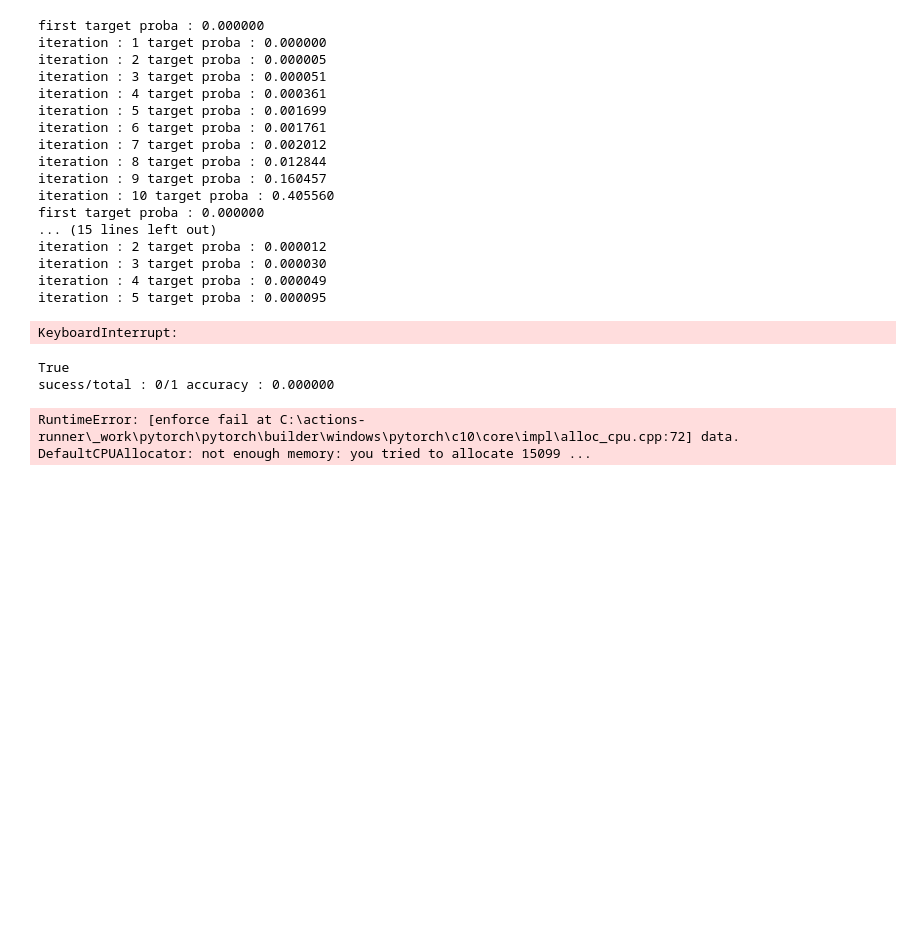
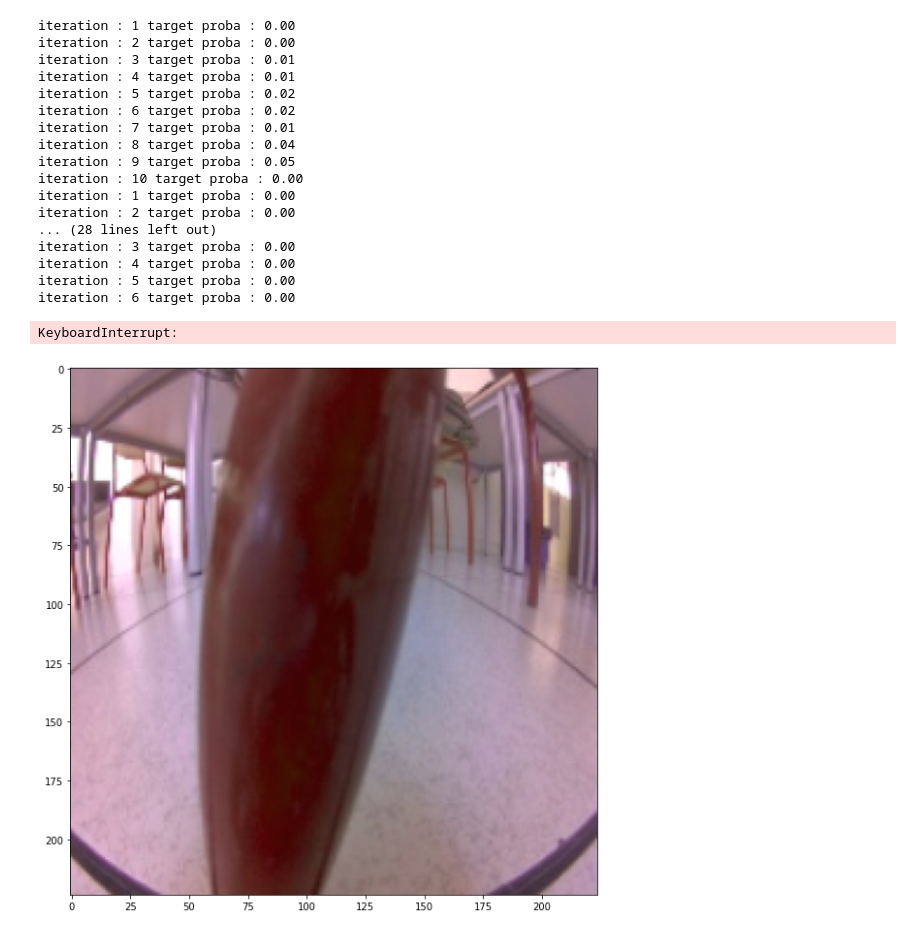
Before and after one commit to AlexisMotet/Attacking_JetBot, a Jupyter notebook: new_generate_adversarial_patch.ipynb, the cells around one changed output. Cells and saved outputs as stored; diff of their text form; code cells hidden in the pictures; blank space fills up the shorter version.

```diff
--- a/new_generate_adversarial_patch.ipynb
+++ b/new_generate_adversarial_patch.ipynb
@@ -10,54 +10,32 @@ path_dataset = 'C:\\Users\\alexi\\PROJET_3A\\Projet Adversarial Patch\\Project A
 path_calibration = 'C:\\Users\\alexi\\PROJET_3A\\projet_3A\\calibration\\'
 path_distortion = 'C:\\Users\\alexi\\PROJET_3A\\projet_3A\\distortion\\distortion.so'
 path_printable_vals = 'C:\\Users\\alexi\\PROJET_3A\\projet_3A\\printability\\printable_vals.dat'
-# %%
-patch_trainer = new_patch.PatchTrainer(path_model, path_dataset, path_calibration, path_distortion,
-                                       path_printable_vals, lambda_tv=0.005, lambda_print=0.005,
-                                       n_classes=2, target_class=1, distort=True,
-                                       patch_relative_size=0.05, n_epochs=2)
-patch_trainer.train()
-patch_trainer.test()
-patch_trainer.save_patch("test.patch")
-
-"""
-patch_trainer = new_patch.PatchTrainer(path_model, path_dataset, path_calibration, path_printable_vals,
-                                       lambda_tv=0.005, lambda_print=0.005, n_classes=2, target_class=1,
-                                       distort=True, patch_relative_size=0.03, n_epochs=2)
-patch_trainer.train()
-patch_trainer.test()
-patch_trainer.save_patch("jetbot_mix_3%_distorsion.patch")
-
-
-patch_trainer = new_patch.PatchTrainer(path_model, path_dataset, path_calibration, path_printable_vals,
-                                       lambda_tv=0.005, lambda_print=0.005, n_classes=2, target_class=1,
-                                       distort=True, patch_relative_size=0.01, n_epochs=2)
-patch_trainer.train()
-patch_trainer.test()
-patch_trainer.save_patch("jetbot_mix_1%_distorsion.patch")
-
-"""
-# %% [output]
-first target proba : 0.000000
-iteration : 1 target proba : 0.000000
-iteration : 2 target proba : 0.000005
-iteration : 3 target proba : 0.000051
-iteration : 4 target proba : 0.000361
-iteration : 5 target proba : 0.001699
-iteration : 6 target proba : 0.001761
-iteration : 7 target proba : 0.002012
-iteration : 8 target proba : 0.012844
-iteration : 9 target proba : 0.160457
-iteration : 10 target proba : 0.405560
-first target proba : 0.000000
-... (15 lines left out)
-iteration : 2 target proba : 0.000012
-iteration : 3 target proba : 0.000030
-iteration : 4 target proba : 0.000049
-iteration : 5 target proba : 0.000095
-KeyboardInterrupt:
-# %%
-patch_trainer.test()
-# %% [output]
-True
-sucess/total : 0/1 accuracy : 0.000000
-RuntimeError: [enforce fail at C:\actions-runner\_work\pytorch\pytorch\builder\windows\pytorch\c10\core\impl\alloc_cpu.cpp:72] data. DefaultCPUAllocator: not enough memory: you tried to allocate 15099 ...
+# %%
+patch_trainer = new_patch.PatchTrainer(path_model, path_dataset, path_calibration,
+                                    path_distortion, path_printable_vals, lambda_target=1.5,
+                                    lambda_flee=1.5, validation=True, lambda_tv=0.1,
+                                    lambda_print=0.05, n_classes=2,
+                                    target_class=1, distort=True,
+                                    patch_relative_size=0.01, n_epochs=3)
+patch_trainer.train_and_test()
+patch_trainer.save_patch("test.patch")
+# %% [output]
+iteration : 1 target proba : 0.00
+iteration : 2 target proba : 0.00
+iteration : 3 target proba : 0.01
+iteration : 4 target proba : 0.01
+iteration : 5 target proba : 0.02
+iteration : 6 target proba : 0.02
+iteration : 7 target proba : 0.01
+iteration : 8 target proba : 0.04
+iteration : 9 target proba : 0.05
+iteration : 10 target proba : 0.00
+iteration : 1 target proba : 0.00
+iteration : 2 target proba : 0.00
+... (28 lines left out)
+iteration : 3 target proba : 0.00
+iteration : 4 target proba : 0.00
+iteration : 5 target proba : 0.00
+iteration : 6 target proba : 0.00
+KeyboardInterrupt:
+[figure, added]
```
Also changed, not shown: parts of 1 cell of this notebook, 7 other files.
